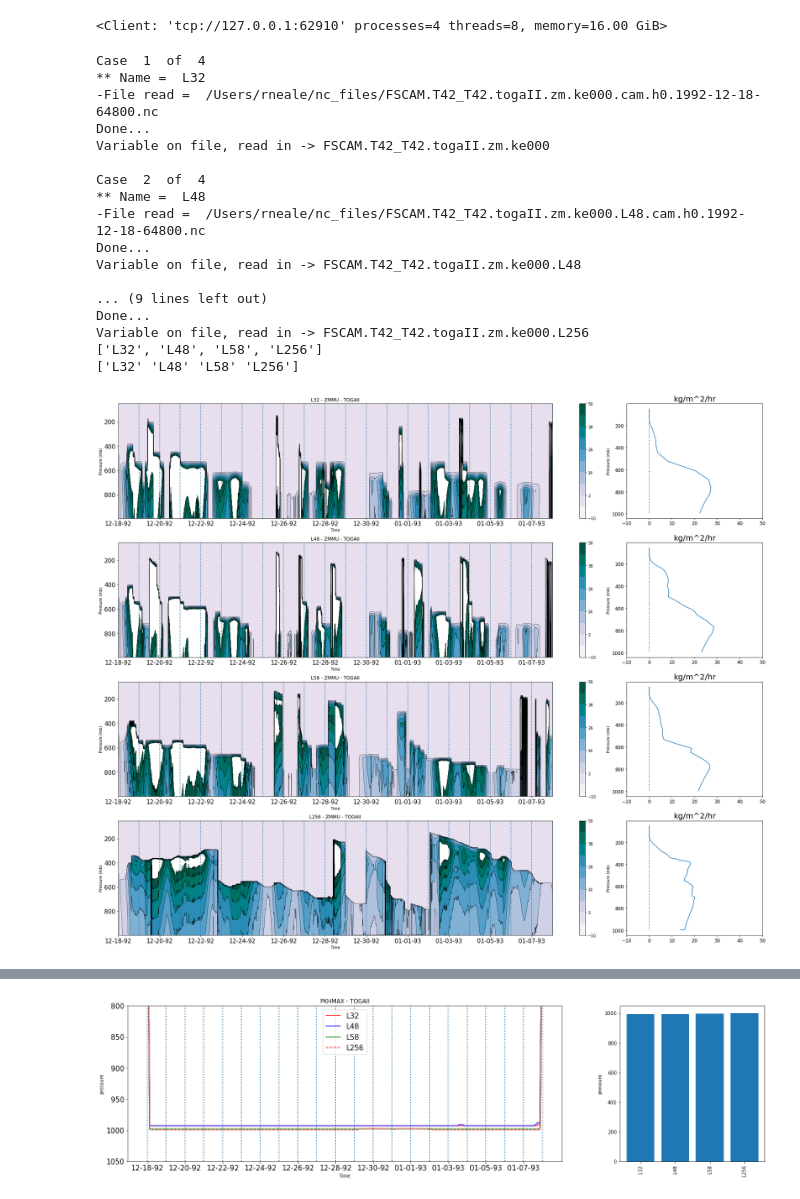
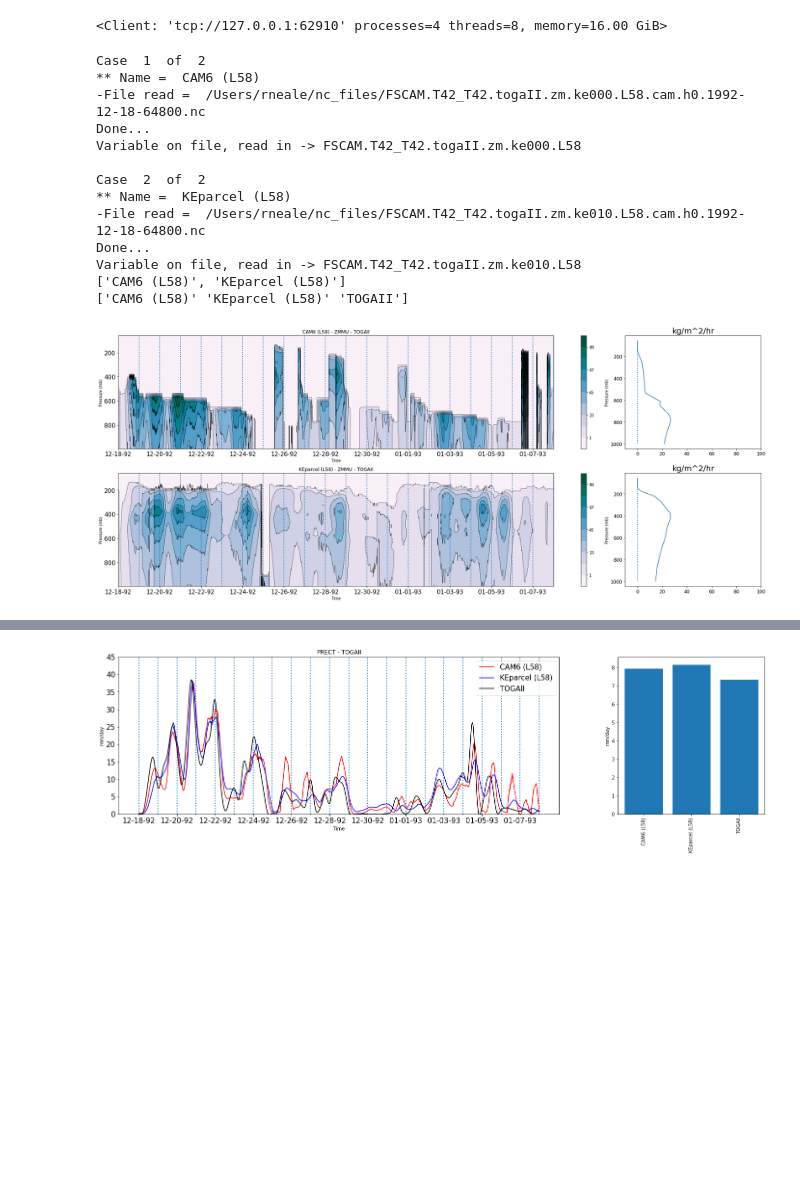
Before and after one commit to swrneale/python-scripts, a Jupyter notebook: SCAM/scam_plot_cases.ipynb, the cells around one changed output, grey strips where cells are left out. Saved outputs shown, nothing was run; the diff lists cells and outputs as text; code cells hidden in the pictures; blank space fills up the shorter version.

```diff
--- a/SCAM/scam_plot_cases.ipynb
+++ b/SCAM/scam_plot_cases.ipynb
@@ -49,7 +56,7 @@ fig_dir = "/Users/rneale/Documents/NCAR/PBL/PBL_py_data/png_qlook/"
 #cnames = ['CAM6','CAM6-noconv','CAM5','CAM5-noconv']
 
 
-fig_pref = 'zm_ctrl_AMWG22'
+fig_pref = 'zm_ke_RO2'
 
 
 #cases = ['FSCAM.T42_T42.togaII.100','FSCAM.T42_T42.togaII.100b','FSCAM.T42_T42.togaII.101','FSCAM.T42_T42.togaII.101b']
@@ -77,16 +84,16 @@ fig_pref = 'zm_ctrl_AMWG22'
 
 
 
-#cases = ['FSCAM.T42_T42.togaII.zm.ke000','FSCAM.T42_T42.togaII.zm.ke000.L48','FSCAM.T42_T42.togaII.zm.ke000.L58','FSCAM.T42_T42.togaII.zm.ke010','FSCAM.T42_T42.togaII.zm.ke010.L48','FSCAM.T42_T42.togaII.zm.ke010.L58','FSCAM.T42_T42.togaII.zm.ke012.L58']
-#cnames = ['L32-ctrl','L48-ctrl','L58-ctrl','L32-KE010','L48-KE010','L58-KE010','L58-KE012']
+cases = ['FSCAM.T42_T42.togaII.zm.ke000.L58','FSCAM.T42_T42.togaII.zm.ke010.L58']
+cnames = ['CAM6 (L58)','KEparcel (L58)']
 
 
 
 
 
 
-#cases = ['FSCAM.T42_T42.gateIII.zm.ke000','FSCAM.T42_T42.gateIII.zm.ke000.L48','FSCAM.T42_T42.gateIII.zm.ke000.L58','FSCAM.T42_T42.gateIII.zm.ke010','FSCAM.T42_T42.gateIII.zm.ke010.L48','FSCAM.T42_T42.gateIII.zm.ke010.L58','FSCAM.T42_T42.gateIII.zm.ke011.L58']
-#cnames = ['L32-ctrl','L48-ctrl','L58-ctrl','L32-KE010','L48-KE010','L58-KE010','L58-KE011']
+#cases = ['FSCAM.T42_T42.gateIII.zm.ke000','FSCAM.T42_T42.gateIII.zm.ke000.L48','FSCAM.T42_T42.gateIII.zm.ke000.L58','FSCAM.T42_T42.gateIII.zm.ke010','FSCAM.T42_T42.gateIII.zm.ke010.L48','FSCAM.T42_T42.gateIII.zm.ke010.L58']
+#cnames = ['L32-ctrl','L48-ctrl','L58-ctrl','L32-KE010','L48-KE010','L58-KE010']
 
 #cases = ['FSCAM.T42_T42.arm97.zm.ke000.L58','FSCAM.T42_T42.arm97.zm.ke010.L58']
 #cnames = ['L58-ctrl','L58-KE010']
@@ -110,8 +117,8 @@ fig_pref = 'zm_ctrl_AMWG22'
 
 #######
 
-cases = ['FSCAM.T42_T42.togaII.zm.ke000','FSCAM.T42_T42.togaII.zm.ke000.L48','FSCAM.T42_T42.togaII.zm.ke000.L58','FSCAM.T42_T42.togaII.zm.ke000.L256']
-cnames = ['L32','L48','L58','L256']
+#cases = ['FSCAM.T42_T42.togaII.zm.ke000','FSCAM.T42_T42.togaII.zm.ke000.L48','FSCAM.T42_T42.togaII.zm.ke000.L58','FSCAM.T42_T42.togaII.zm.ke000.L256']
+#cnames = ['L32','L48','L58','L256']
 
 #cases = ['FSCAM.T42_T42.togaII.zm.ke000','FSCAM.T42_T42.togaII.zm.ke000.L48','FSCAM.T42_T42.togaII.zm.ke000.L58','FSCAM.T42_T42.togaII.zm.par003','FSCAM.T42_T42.togaII.zm.par003.L48','FSCAM.T42_T42.togaII.zm.par003.L58']
 #cnames = ['L32','L48','L58','L32.ZM2','L48.ZM2','L58.ZM2']
@@ -153,7 +160,7 @@ vscale = 1 ; ovscale1d = 1. ; ovscale2d = 2.
     Variables
 '''
 
-vderived = ['MSE'] # Derived variables that have to be calculated
+#vderived = ['MSE'] # Derived variables that have to be calculated
 
 #vname = 'RELHUM'   ; vscale = 1. ; units2d='%' ; cmin = 50 ; cmax = 120. ; cmap = 'YlGnBu'
 #vname = 'Q'   ; vscale = 1000. ; units2d='g/kg' ; cmin = 0.001 ; cmax = 30. ; cmap = 'YlGnBu' ; ovar2d = 'q' ;ovscale2d = 1000.
@@ -186,10 +193,10 @@ vderived = ['MSE'] # Derived variables that have to be calculated
 #vname = 'DCQ'   ; vscale = 1000.*86400. ; units2d='g/kg/day' ; cmin = -8 ; cmax = 8. ; cmap = 'RdBu_r'
 #vname = 'DTCOND' ; vscale = 86400. ; units2d='K/day' ; cmin = -10 ; cmax = 10. ; cmap = 'RdBu_r'
 
-vname = 'ZMMU' ; vscale = 3600. ; units2d='kg/m^2/hr' ; cmin = -10. ; cmax = 50. ; cmap = 'PuBuGn'
+vname = 'ZMMU' ; vscale = 3600. ; units2d='kg/m^2/hr' ; cmin = -10. ; cmax = 100. ; cmap = 'PuBuGn'
 #vname = 'ZMMD' ; vscale = 3600. ; units2d='kg/m^2/hr' ; cmin = -8 ; cmax = 4. ; cmap = 'PuBuGn_r'
 #vname = 'WINCLD' ; vscale = 1. ; units2d='m/s' ; cmin = 0; cmax = 20; cmap = 'Purples'
-#vname = 'KEPAR'  ; vscale = 1. ; units2d='W/m2' ; cmin = -10; cmax = 10; cmap = 'RdBu_r'
+#vname = 'KEPAR'  ; vscale = 1. ; units2d='W/m2' ; cmin = -10; cmax = 100; cmap = 'RdBu_r'
 
 '''
 
@@ -202,13 +209,13 @@ vname = 'ZMMU' ; vscale = 3600. ; units2d='kg/m^2/hr' ; cmin = -10. ; cmax = 50.
 #vname1d = 'U10' ; vscale1d = 1. ;  units1d='m/s' ; pmin = 0. ; pmax= 10.
 #vname1d = 'TAUX' ; vscale1d = 1. ;  units1d='kg/m^2/s' ; pmin = -0.2 ; pmax= 0.0
 #vname1d = 'ZBOT' ; vscale1d = 1. ;  units1d='m' ; pmin = 0. ; pmax= 150.
-#vname1d = 'PRECT' ; vscale1d = 86400.*1000. ;  units1d='mm/day' ; pmin = 0. ; pmax= 45. ; ovar1d = 'Prec' ; ovscale1d = 86400.
+vname1d = 'PRECT' ; vscale1d = 86400.*1000. ;  units1d='mm/day' ; pmin = 0. ; pmax= 45. ; ovar1d = 'Prec' ; ovscale1d = 86400.
 #vname1d = 'PRECZ' ; vscale1d = 86400.*1000. ;  units1d='mm/day' ; pmin = 0. ; pmax= 45.
 #vname1d = 'PRECC' ; vscale1d = 86400.*1000. ;  units1d='mm/day' ; pmin = 0. ; pmax= 45.
 #vname1d = 'CAPE' ; vscale1d = 1. ;  units1d='J/kg' ; pmin = 0. ; pmax= 1000.
 #vname1d = 'LEL' ; vscale1d = 1. ;  units1d='mb' ; pmin = 50. ; pmax= 1000.
 #vname1d = 'KHMAX' ; vscale1d = 1. ;  units1d='level' ; pmin = 850. ; pmax= 1000.
-vname1d = 'PKHMAX' ; vscale1d = 1. ;  units1d='pressure' ; pmin = 800. ; pmax= 1050. # Pressure location of KHMAX
+#vname1d = 'PKHMAX' ; vscale1d = 1. ;  units1d='pressure' ; pmin = 800. ; pmax= 1050. # Pressure location of KHMAX
 
 #vname1d = 'CLDLOW' ; vscale1d = 1.
 # %%
@@ -503,7 +510,7 @@ ax1av.set_ylabel('Pressure (mb)',fontsize=16)
 ax1av.set_xlim([1.*cmin,1.*cmax])
 
 ax1av.set_xlabel(units2d,fontsize=16)
-ax1av.set_ylim([500,1050])
+ax1av.set_ylim([100,1050])
 
 ax1av.tick_params(axis='x', labelsize=14)
 ax1av.tick_params(axis='y', labelsize=14)
@@ -567,7 +574,7 @@ mp.figure(3)
 
 
 
-if lobs1d : ax1d[0].plot(tdate,moving_average(var1d_o,10),'ko-',)  # Line=black with x's [kx]
+if lobs1d : ax1d[0].plot(tdate,moving_average(var1d_o,10),'k-',)  # Line=black with x's [kx]
 
 ax1d[0].legend(cnames_all,fontsize=15)
 
@@ -590,45 +597,41 @@ ax1d[0].set_title(vname1d+' - '+iop)
 
 
 
 if vname1d=='LEL':
 
 #    lel_range = np.arange(pvar_all.values.min(),pvar_all.values.max()) # Range of lel
 #    lel_range = lel_range.astype(int)
 
 #    ax1d[0].set_yticks(lel_range)
 #    ax1d[0].set_yticklabels(scam_in.lev[lel_range].values.astype(int))
 
     ax1d[0].invert_yaxis()
 
 if vname1d=='PKHMAX':  ax1d[0].invert_yaxis()
 
 
 """ ########################### """
 """ ### Average bar chart ##### """
 """ ########################### """
 
 
 ax1d[1].bar(cnames_all,pvar1d_all.mean(axis=1))
 ax1d[1].set_ylabel(units1d,fontsize=10)
 ax1d[1].set_xticklabels(cnames_all,rotation=90.)
 
 mp.savefig(fig_dir+cases[0]+'.'+fig_pref+'_scam_1d_'+vname1d+'.png', dpi=400)
 # %% [output]
-Case  1  of  4
-** Name =  L32
--File read =  /Users/rneale/nc_files/FSCAM.T42_T42.togaII.zm.ke000.cam.h0.1992-12-18-64800.nc
+Case  1  of  2
+** Name =  CAM6 (L58)
+-File read =  /Users/rneale/nc_files/FSCAM.T42_T42.togaII.zm.ke000.L58.cam.h0.1992-12-18-64800.nc
 Done...
-Variable on file, read in -> FSCAM.T42_T42.togaII.zm.ke000
+Variable on file, read in -> FSCAM.T42_T42.togaII.zm.ke000.L58
 
-Case  2  of  4
-** Name =  L48
--File read =  /Users/rneale/nc_files/FSCAM.T42_T42.togaII.zm.ke000.L48.cam.h0.1992-12-18-64800.nc
+Case  2  of  2
+** Name =  KEparcel (L58)
+-File read =  /Users/rneale/nc_files/FSCAM.T42_T42.togaII.zm.ke010.L58.cam.h0.1992-12-18-64800.nc
 Done...
-Variable on file, read in -> FSCAM.T42_T42.togaII.zm.ke000.L48
-
-... (9 lines left out)
-Done...
-Variable on file, read in -> FSCAM.T42_T42.togaII.zm.ke000.L256
-['L32', 'L48', 'L58', 'L256']
-['L32' 'L48' 'L58' 'L256']
+Variable on file, read in -> FSCAM.T42_T42.togaII.zm.ke010.L58
+['CAM6 (L58)', 'KEparcel (L58)']
+['CAM6 (L58)' 'KEparcel (L58)' 'TOGAII']
-[figure, old version]
+[figure, new version]
@@ -636 +639 @@ Variable on file, read in -> FSCAM.T42_T42.togaII.zm.ke000.L256
-[figure, old version]
+[figure, new version]
```
Also changed, not shown: parts of 3 cells of this notebook, 2 other files.
